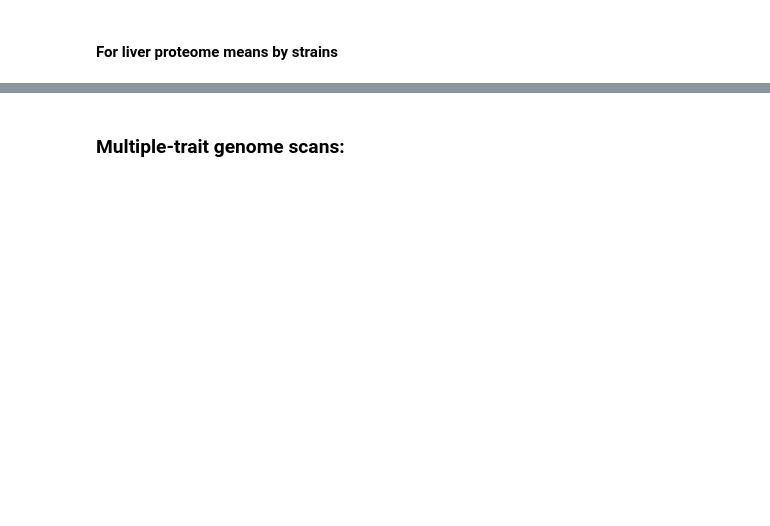
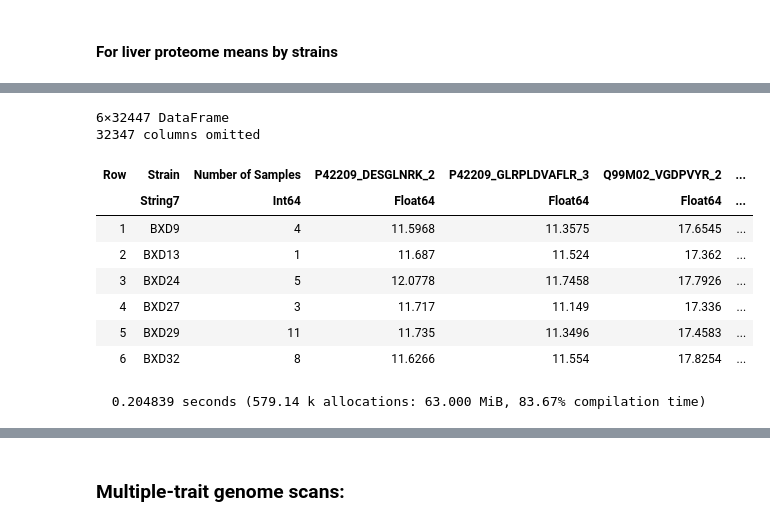
Before and after one commit to learningMalanya/BulkLMM_Analyses, a Jupyter notebook: BXDLongevity/BXDLongevity_Analysis.ipynb, the cells around one changed output, grey strips where cells are left out. Saved outputs shown, nothing was run; the diff lists cells and outputs as text; code cells hidden in the pictures; blank space fills up the shorter version.

```diff
--- a/BXDLongevity/BXDLongevity_Analysis.ipynb
+++ b/BXDLongevity/BXDLongevity_Analysis.ipynb
@@ -354,0 +463,13 @@ single_results_strains = DataFrame(hcat(scan_results_strains.lod, scan_results_s
+# %%
+BXD_pheno_strains_summary_df[1:6, :]
+# %% [output]
+6×32447 DataFrame
+32347 columns omitted
+| Row | Strain | Number of Samples | P42209_DESGLNRK_2 | P42209_GLRPLDVAFLR_3 | Q99M02_VGDPVYR_2 | ... |
+|  | String7 | Int64 | Float64 | Float64 | Float64 | ... |
+| 1 | BXD9 | 4 | 11.5968 | 11.3575 | 17.6545 | ... |
+| 2 | BXD13 | 1 | 11.687 | 11.524 | 17.362 | ... |
+| 3 | BXD24 | 5 | 12.0778 | 11.7458 | 17.7926 | ... |
+| 4 | BXD27 | 3 | 11.717 | 11.149 | 17.336 | ... |
+| 5 | BXD29 | 11 | 11.735 | 11.3496 | 17.4583 | ... |
+| 6 | BXD32 | 8 | 11.6266 | 11.554 | 17.8254 | ... |
@@ -354,0 +479,6 @@ single_results_strains = DataFrame(hcat(scan_results_strains.lod, scan_results_s
+# %%
+@time lod_from_pkg = scan(lpst_strains_y, geno_strains, kinship_strains;
+                          weights = weights_true,
+                          prior_variance = prior[1], prior_sample_size = prior[2]);
+# %% [output]
+  0.204839 seconds (579.14 k allocations: 63.000 MiB, 83.67% compilation time)
```
Also changed, not shown: parts of 124 cells of this notebook, 1 other file.
